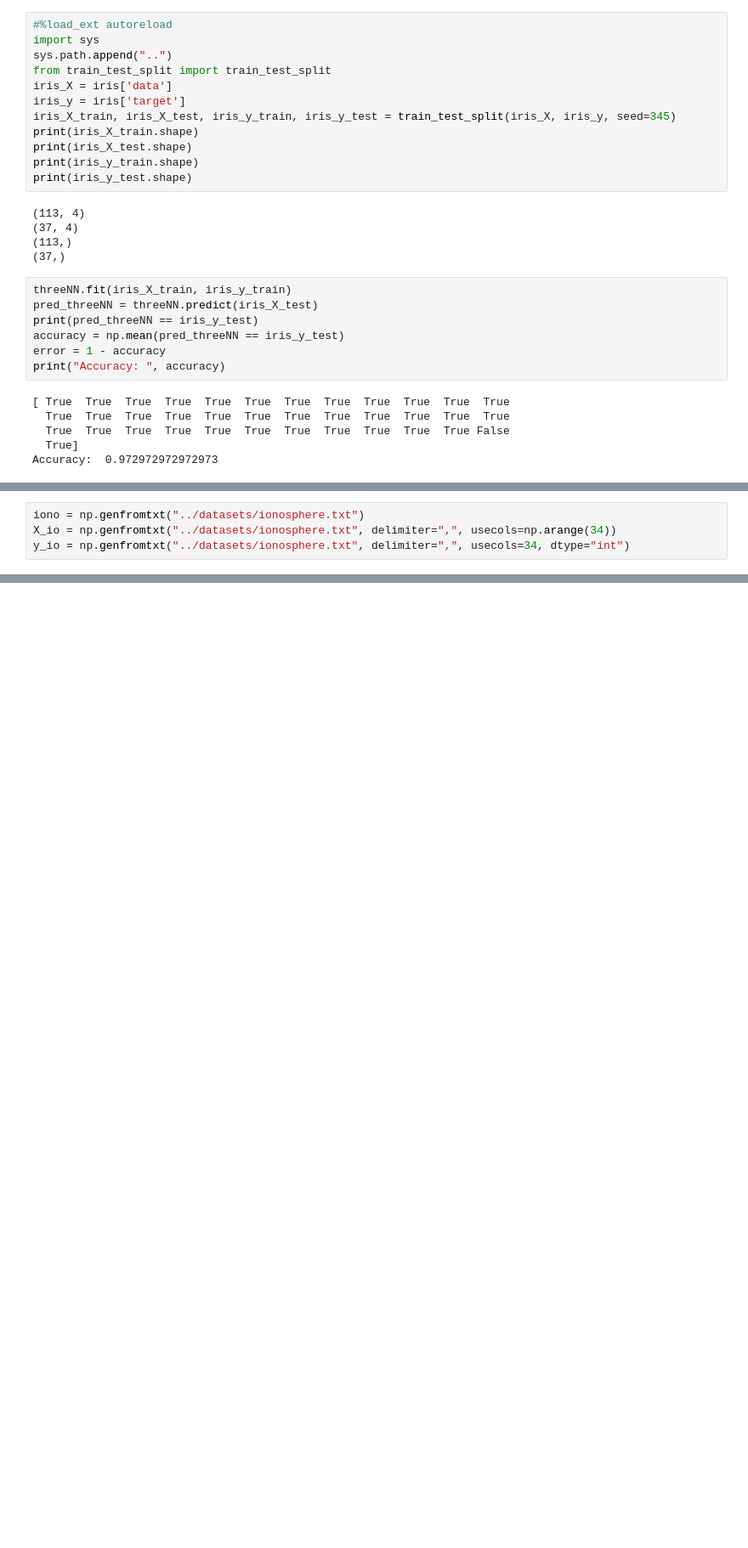
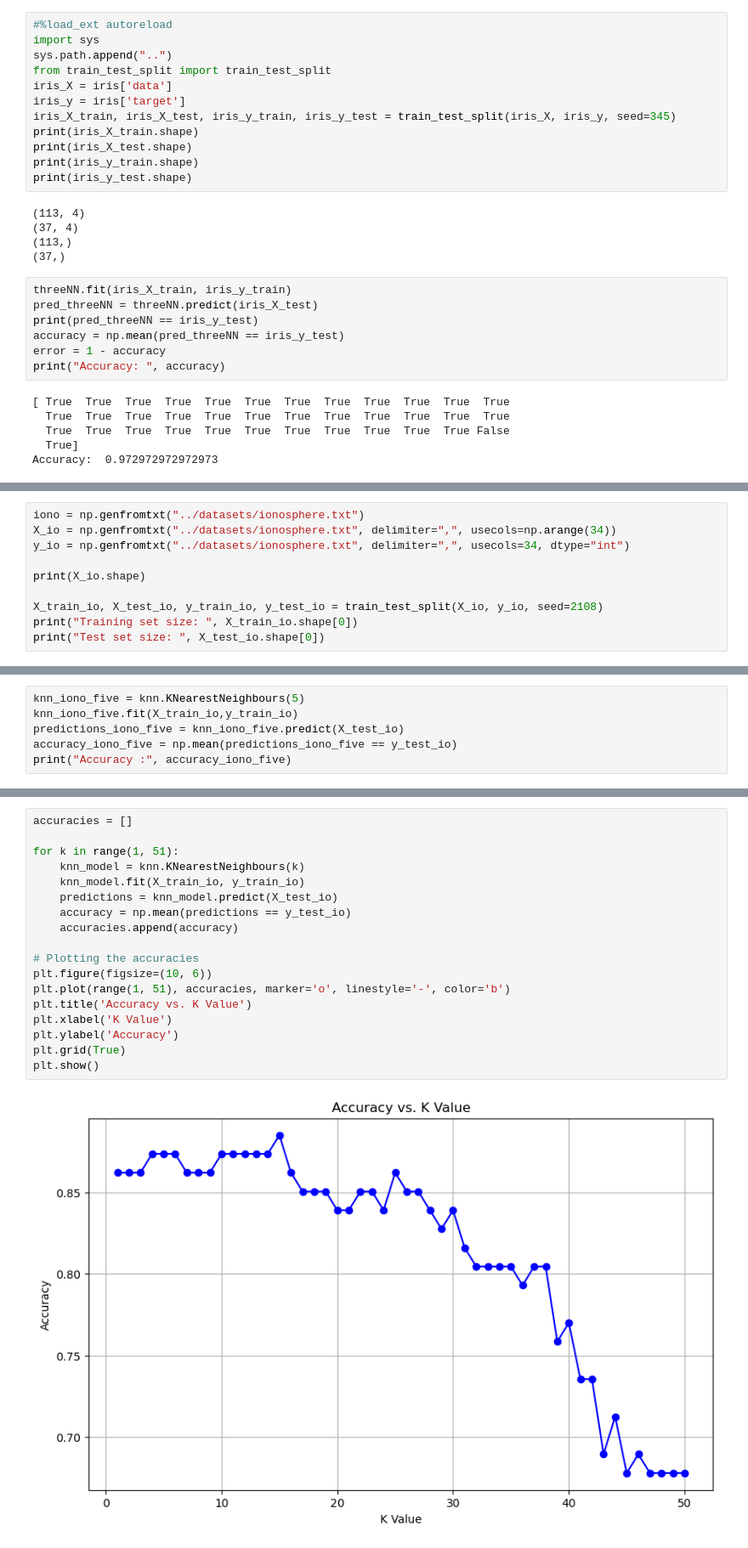
Before and after one commit to nkurien/FYP-MLEvaluator, a Jupyter notebook: poc/notebooks/03_k_nearest_neighbours.ipynb, the cells around one changed output, grey strips where cells are left out. Shown at 85% size. Cells and saved outputs as stored; diff of their text form; blank space fills up the shorter version.

```diff
--- a/poc/notebooks/03_k_nearest_neighbours.ipynb
+++ b/poc/notebooks/03_k_nearest_neighbours.ipynb
@@ -104,4 +66,10 @@ plt.show()
 iono = np.genfromtxt("../datasets/ionosphere.txt")
 X_io = np.genfromtxt("../datasets/ionosphere.txt", delimiter=",", usecols=np.arange(34))
 y_io = np.genfromtxt("../datasets/ionosphere.txt", delimiter=",", usecols=34, dtype="int")
+
+print(X_io.shape)
+
+X_train_io, X_test_io, y_train_io, y_test_io = train_test_split(X_io, y_io, seed=2108)
+print("Training set size: ", X_train_io.shape[0])
+print("Test set size: ", X_test_io.shape[0])
 # %% [output]
@@ -124,0 +79,6 @@ y_io = np.genfromtxt("../datasets/ionosphere.txt", delimiter=",", usecols=34, dt
+# %%
+knn_iono_five = knn.KNearestNeighbours(5)
+knn_iono_five.fit(X_train_io,y_train_io)
+predictions_iono_five = knn_iono_five.predict(X_test_io)
+accuracy_iono_five = np.mean(predictions_iono_five == y_test_io)
+print("Accuracy :", accuracy_iono_five)
@@ -124,0 +87,20 @@ y_io = np.genfromtxt("../datasets/ionosphere.txt", delimiter=",", usecols=34, dt
+# %%
+accuracies = []
+
+for k in range(1, 51):
+    knn_model = knn.KNearestNeighbours(k)
+    knn_model.fit(X_train_io, y_train_io)
+    predictions = knn_model.predict(X_test_io)
+    accuracy = np.mean(predictions == y_test_io)
+    accuracies.append(accuracy)
+
+# Plotting the accuracies
+plt.figure(figsize=(10, 6))
+plt.plot(range(1, 51), accuracies, marker='o', linestyle='-', color='b')
+plt.title('Accuracy vs. K Value')
+plt.xlabel('K Value')
+plt.ylabel('Accuracy')
+plt.grid(True)
+plt.show()
+# %% [output]
+[figure, added]
```
Also changed, not shown: parts of 6 cells of this notebook, 4 other files.
